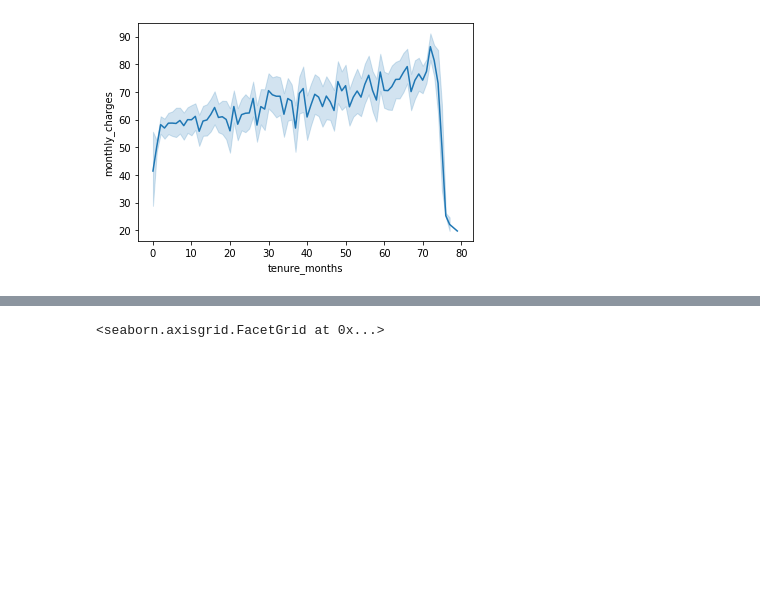
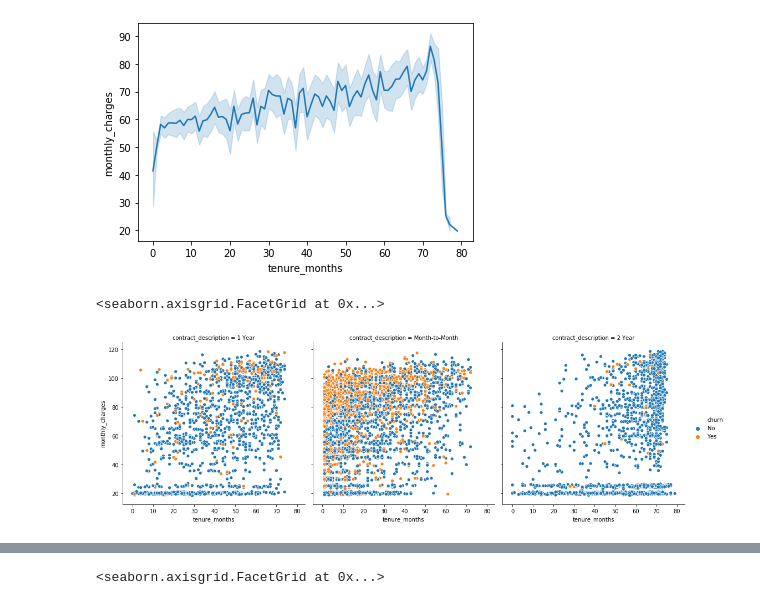
Before and after one commit to RyvynYoung/more_exercises, a Jupyter notebook: telco_data.ipynb, the cells around one changed output, grey strips where cells are left out. Saved outputs shown, nothing was run; the diff lists cells and outputs as text; code cells hidden in the pictures; blank space fills up the shorter version.

```diff
--- a/telco_data.ipynb
+++ b/telco_data.ipynb
@@ -46,3 +46,9 @@ sns.lineplot(x='tenure_months', y='monthly_charges', data=telco)
 # %% [output]
 <matplotlib.axes._subplots.AxesSubplot at 0x...>
 [figure]
+# %%
+contract_churn = sns.relplot(x='tenure_months', y='monthly_charges', data=telco, col='contract_description', hue='churn')
+contract_churn
+# %% [output]
+<seaborn.axisgrid.FacetGrid at 0x...>
+[figure, added]
```
Also changed, not shown: parts of 5 cells of this notebook.
